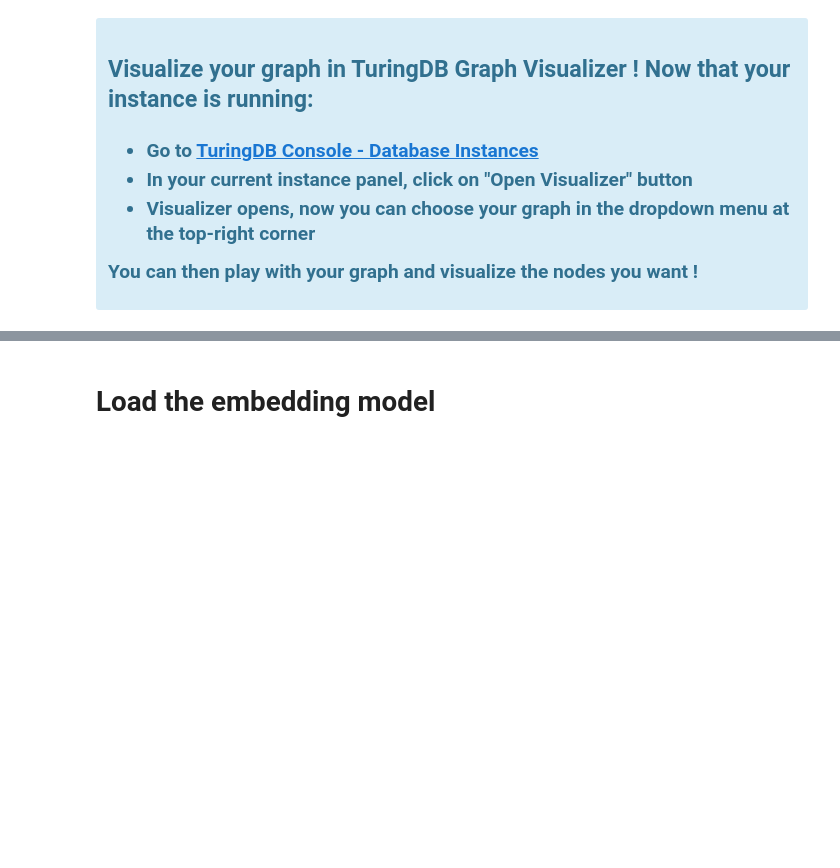
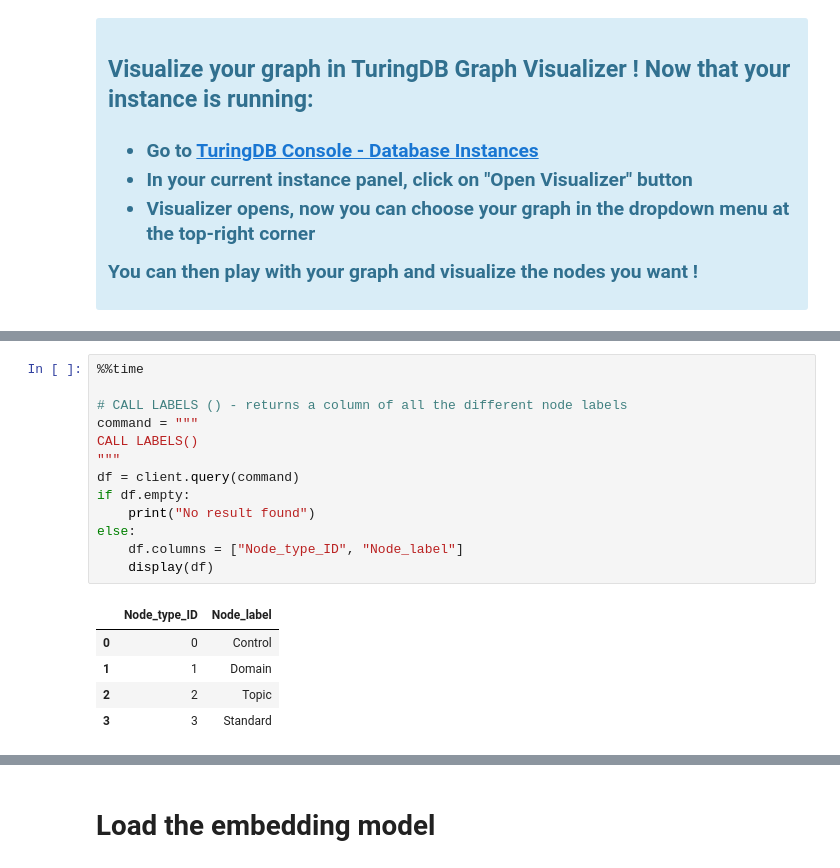
Before and after one commit to turing-db/turingdb-kgsearch, a Jupyter notebook: notebooks/michael_data.ipynb, the cells around one changed output, grey strips where cells are left out. Saved outputs shown, nothing was run; the diff lists cells and outputs as text; blank space fills up the shorter version.

```diff
--- a/notebooks/michael_data.ipynb
+++ b/notebooks/michael_data.ipynb
@@ -451,0 +500,19 @@ Wall time: 160 ms
+# %%
+%%time
+
+# CALL LABELS () - returns a column of all the different node labels
+command = """
+CALL LABELS()
+"""
+df = client.query(command)
+if df.empty:
+    print("No result found")
+else:
+    df.columns = ["Node_type_ID", "Node_label"]
+    display(df)
+# %% [output]
+|  | Node_type_ID | Node_label |
+| 0 | 0 | Control |
+| 1 | 1 | Domain |
+| 2 | 2 | Topic |
+| 3 | 3 | Standard |
```
Also changed, not shown: parts of 24 cells of this notebook.
